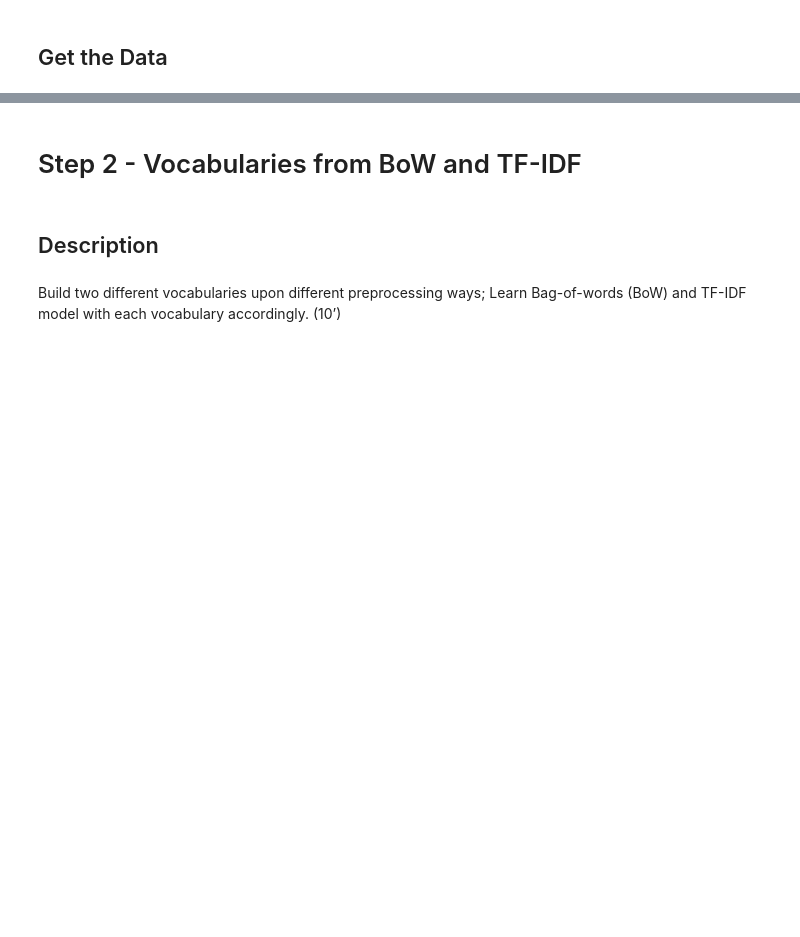
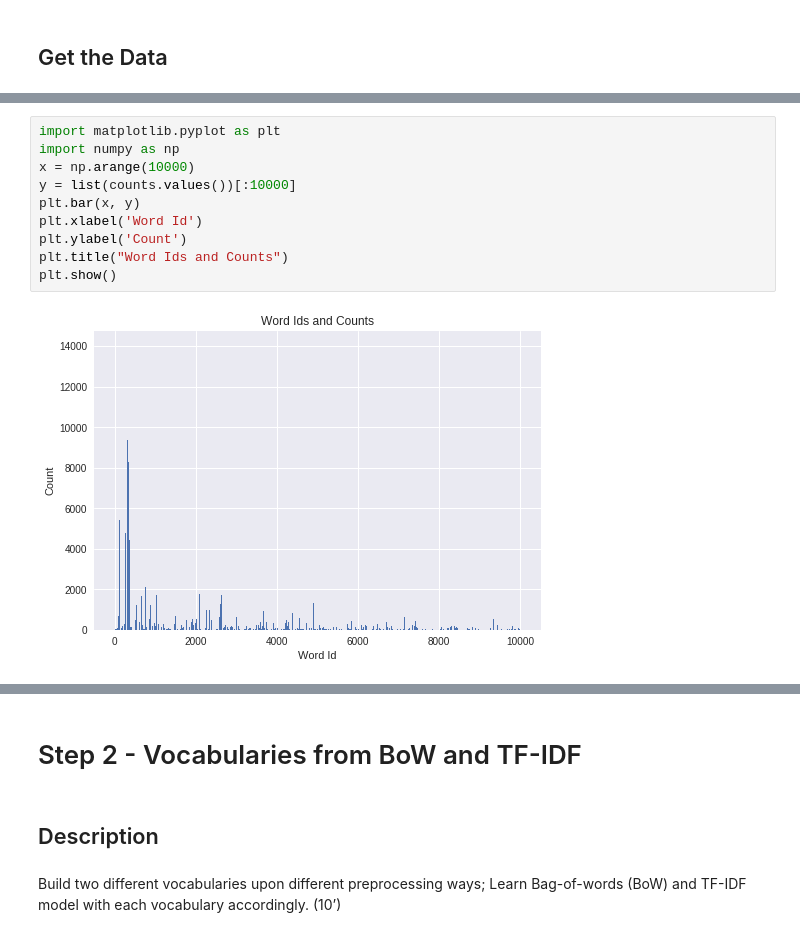
Before and after one commit to josh-english/DataVisualization, a Jupyter notebook: Midterm.ipynb, the cells around one changed output, grey strips where cells are left out. Saved outputs shown, nothing was run; the diff lists cells and outputs as text; blank space fills up the shorter version.

```diff
--- a/Midterm.ipynb
+++ b/Midterm.ipynb
@@ -61,0 +144,12 @@ rec.sport.hockey
+# %%
+import matplotlib.pyplot as plt
+import numpy as np
+x = np.arange(10000)
+y = list(counts.values())[:10000]
+plt.bar(x, y)
+plt.xlabel('Word Id')
+plt.ylabel('Count')
+plt.title("Word Ids and Counts")
+plt.show()
+# %% [output]
+[figure, added]
```
Also changed, not shown: parts of 34 cells of this notebook.
